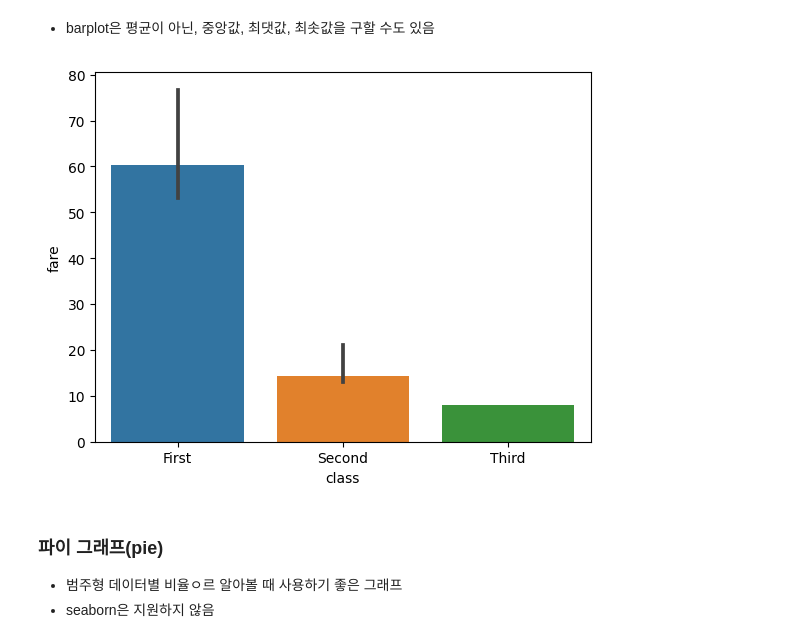
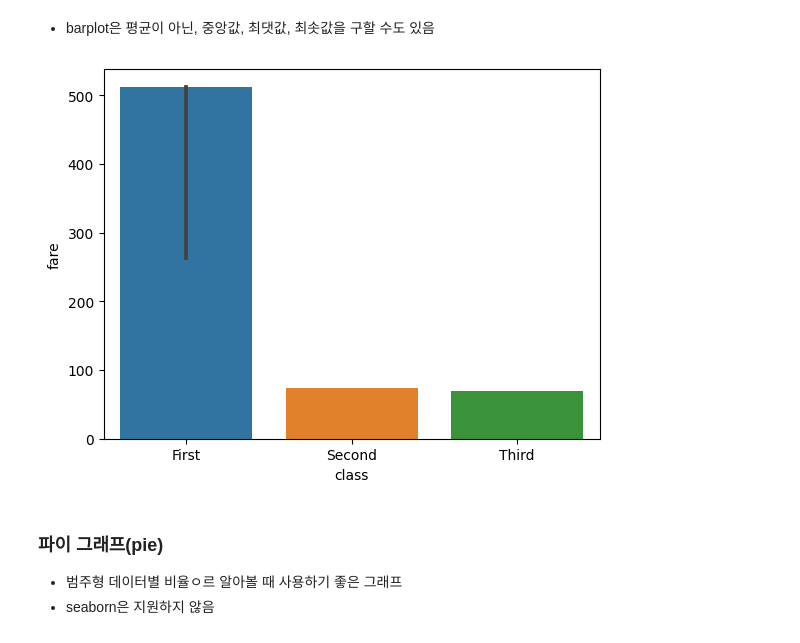
Before and after one commit to restful3/ds4th_study, a Jupyter notebook: tyoung/ch04 - visualization/ch04 - visualization.ipynb, the cells around one changed output. Drawn from its saved outputs; the diff is of its cells as text; code cells hidden in the pictures.

```diff
--- a/tyoung/ch04 - visualization/ch04 - visualization.ipynb
+++ b/tyoung/ch04 - visualization/ch04 - visualization.ipynb
@@ -238,11 +238,11 @@ plt.tight_layout()
 # %% [markdown]
 - barplot은 평균이 아닌, 중앙값, 최댓값, 최솟값을 구할 수도 있음
 # %%
-sns.barplot(data=df, x='class', y='fare', estimator=np.median);
-# sns.barplot(data=df, x='class', y='fare', estimator=np.max)
-# sns.barplot(data=df, x='class', y='fare', estimator=np.min)
+# sns.barplot(data=df, x='class', y='fare', estimator=np.median);
+sns.barplot(data=df, x='class', y='fare', estimator=np.max);
+# sns.barplot(data=df, x='class', y='fare', estimator=np.min);
 # %% [output]
-[figure, old version]
+[figure, new version]
 # %% [markdown]
 ### 파이 그래프(pie)
 - 범주형 데이터별 비율ㅇ르 알아볼 때 사용하기 좋은 그래프
```
Also changed, not shown: parts of 1 cell of this notebook, 3 other files.
